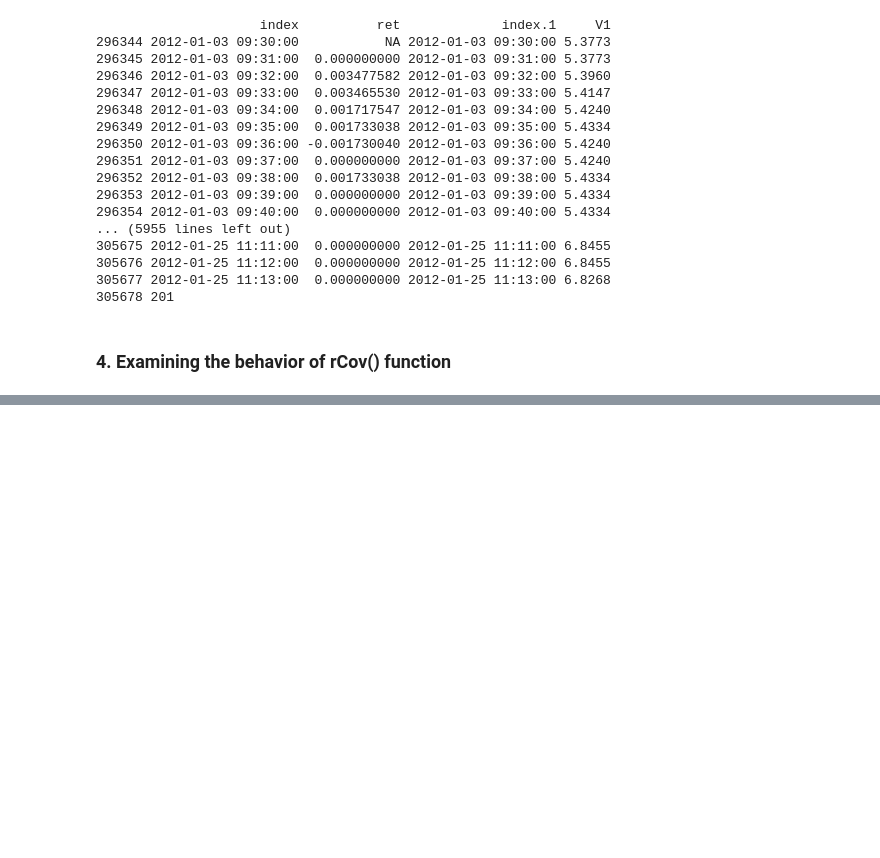
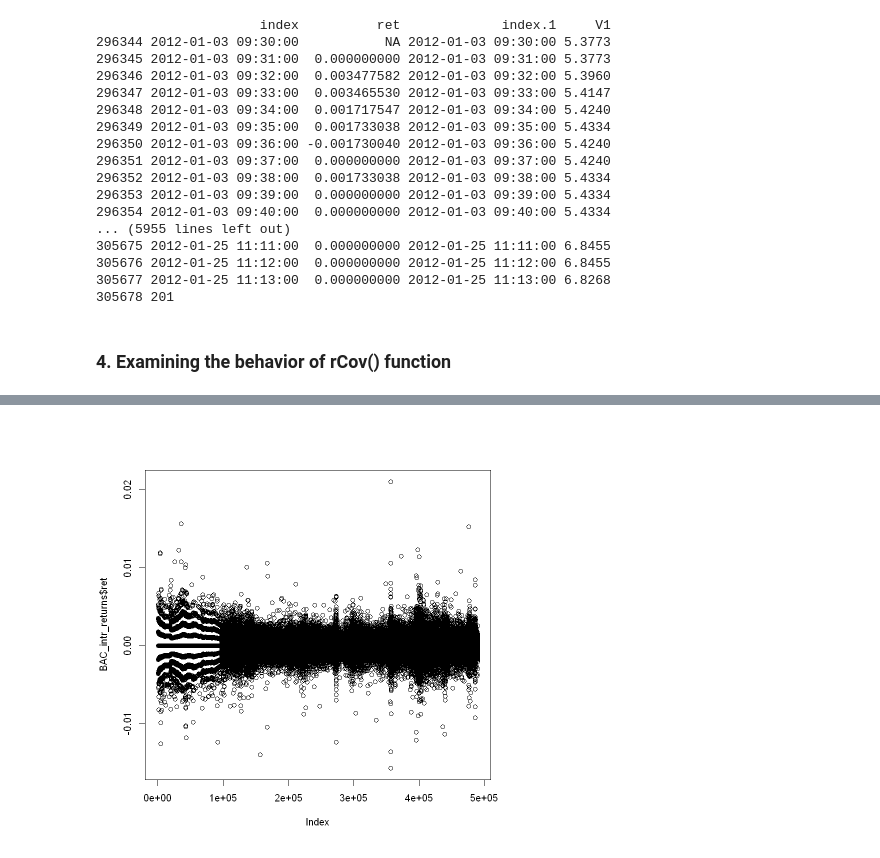
Before and after one commit to JanK0095/Financial-Econometrics-Course-Projects, a Jupyter notebook: HW3/FE1_HW3_Kubal_Mattanelli.ipynb, the cells around one changed output, grey strips where cells are left out. Cells and saved outputs as stored; diff of their text form; code cells hidden in the pictures; blank space fills up the shorter version.

```diff
--- a/HW3/FE1_HW3_Kubal_Mattanelli.ipynb
+++ b/HW3/FE1_HW3_Kubal_Mattanelli.ipynb
@@ -205,0 +237,5 @@ XOM_intr_returns$ret[format(XOM_intr_returns$index, '%H:%M') == '09:30'] <- NA
+# %%
+#but look at this, this is weird, whats that patern at the first year?
+plot(BAC_intr_returns$ret)
+# %% [output]
+[figure, added]
```
Also changed, not shown: parts of 7 cells of this notebook.
